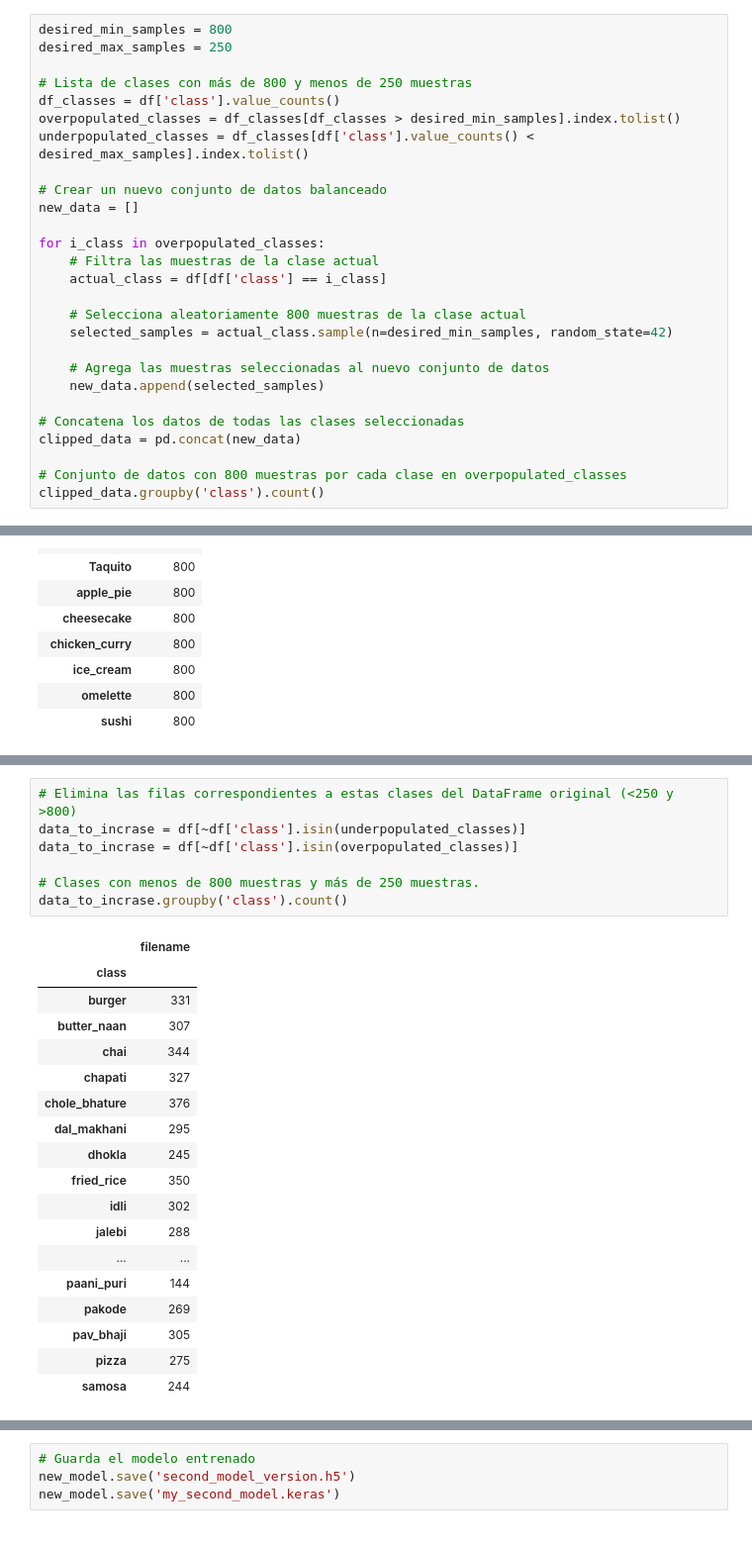
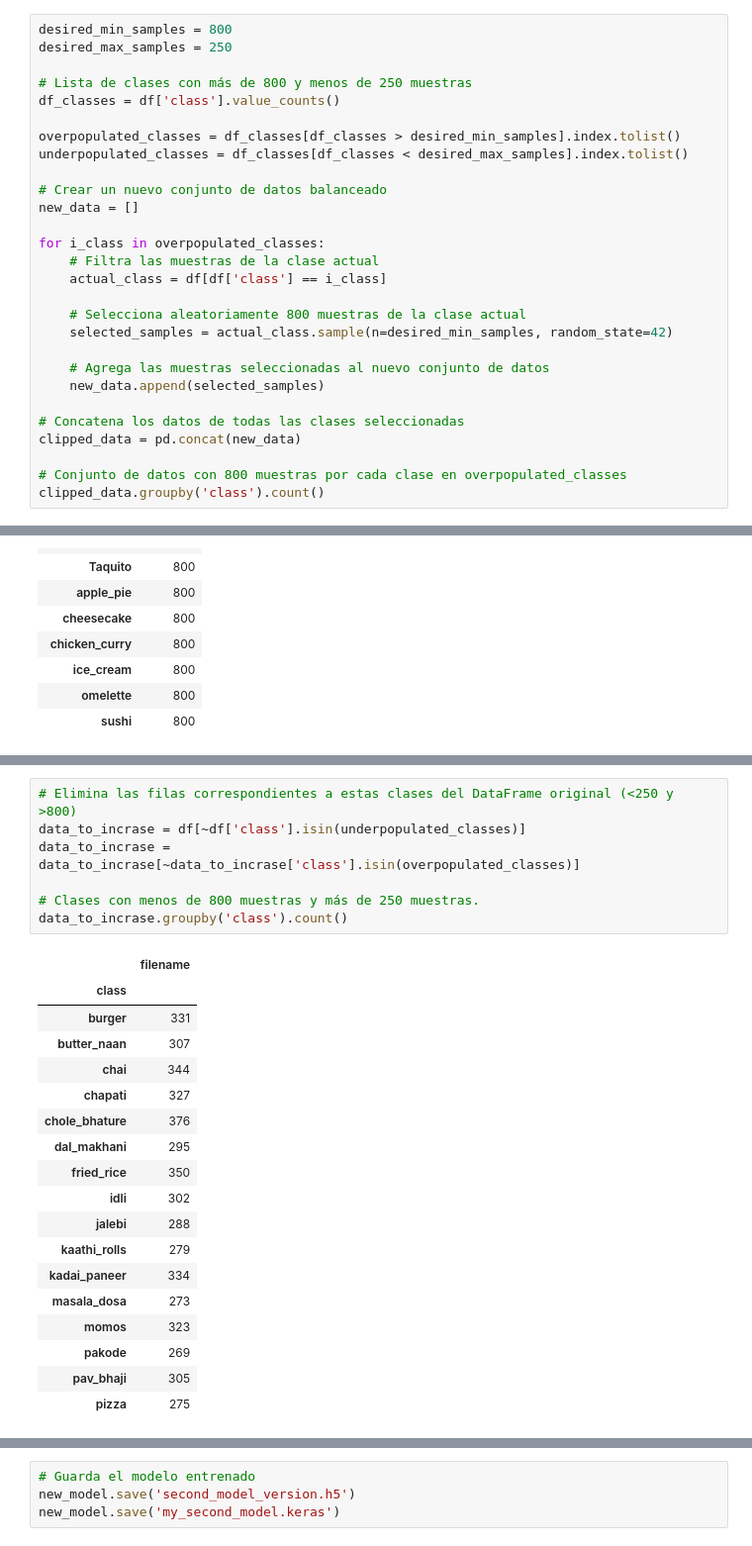
Before and after one commit to MiguelyGallego/FoodNet_Classifier, a Jupyter notebook: food_image_classification_dataset_model.ipynb, the cells around one changed output, grey strips where cells are left out. Shown: that part at 99% size. Saved outputs shown, nothing was run; the diff lists cells and outputs as text.

Commit message:
imbalanced class data augmentation and generation of a new data file

```diff
--- a/food_image_classification_dataset_model.ipynb
+++ b/food_image_classification_dataset_model.ipynb
@@ -199,8 +194,9 @@ desired_max_samples = 250
 
 # Lista de clases con más de 800 y menos de 250 muestras
 df_classes = df['class'].value_counts()
+
 overpopulated_classes = df_classes[df_classes > desired_min_samples].index.tolist()
-underpopulated_classes = df_classes[df['class'].value_counts() < desired_max_samples].index.tolist()
+underpopulated_classes = df_classes[df_classes < desired_max_samples].index.tolist()
 
 # Crear un nuevo conjunto de datos balanceado
 new_data = []
@@ -240,29 +240,29 @@ clipped_data.groupby('class').count()
 # %%
 # Elimina las filas correspondientes a estas clases del DataFrame original (<250 y >800)
 data_to_incrase = df[~df['class'].isin(underpopulated_classes)]
-data_to_incrase = df[~df['class'].isin(overpopulated_classes)]
+data_to_incrase = data_to_incrase[~data_to_incrase['class'].isin(overpopulated_classes)]
 
 # Clases con menos de 800 muestras y más de 250 muestras.
 data_to_incrase.groupby('class').count()
 # %% [output]
 |  | filename |
 | class |  |
 | burger | 331 |
 | butter_naan | 307 |
 | chai | 344 |
 | chapati | 327 |
 | chole_bhature | 376 |
 | dal_makhani | 295 |
-| dhokla | 245 |
 | fried_rice | 350 |
 | idli | 302 |
 | jalebi | 288 |
-| ... | ... |
-| paani_puri | 144 |
+| kaathi_rolls | 279 |
+| kadai_paneer | 334 |
+| masala_dosa | 273 |
+| momos | 323 |
 | pakode | 269 |
 | pav_bhaji | 305 |
 | pizza | 275 |
-| samosa | 244 |
 # %%
 # Dataset filtrado
 filtered_data = pd.concat([clipped_data, data_to_incrase])
```
Also changed, not shown: parts of 31 cells of this notebook.
